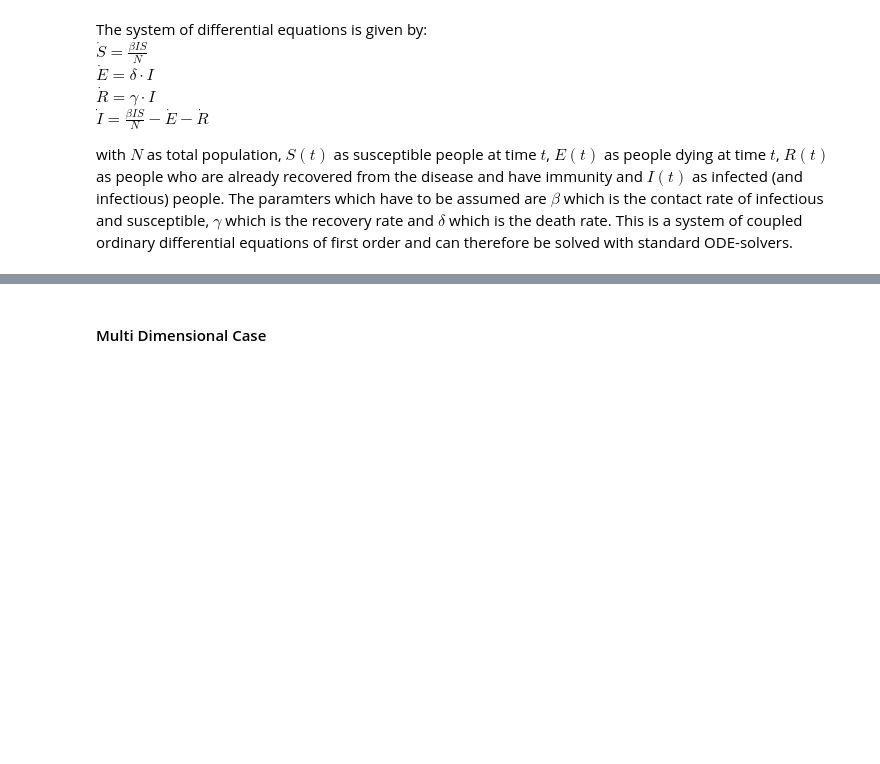
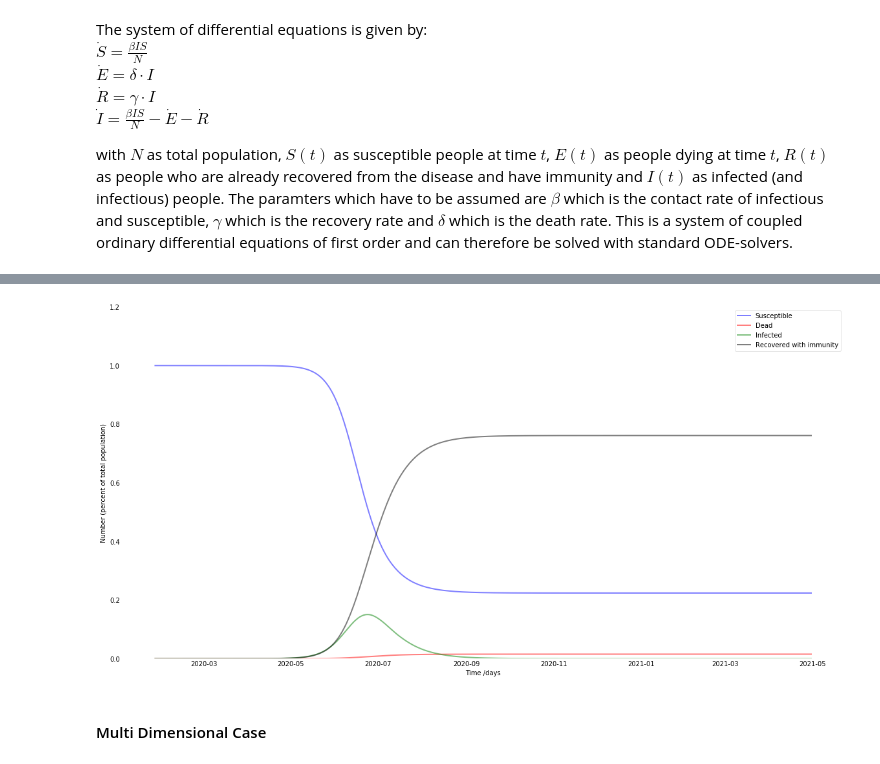
Before and after one commit to CloseChoice/FlatCurver, a Jupyter notebook: data_analysis/notebooks/simulate_SEIR_model.ipynb, the cells around one changed output, grey strips where cells are left out. Drawn from its saved outputs; the diff is of its cells as text; code cells hidden in the pictures; blank space fills up the shorter version.

```diff
--- a/data_analysis/notebooks/simulate_SEIR_model.ipynb
+++ b/data_analysis/notebooks/simulate_SEIR_model.ipynb
@@ -52,0 +73,28 @@ for spine in ('top', 'right', 'bottom', 'left'):
+# %%
+def sinusoidal_decay(seasonality, length):
+    R0 = 2
+    if seasonality == 'weak':
+        a = 0.6
+    elif seasonality == 'strong':
+        a = 1.33
+    else:
+        raise ValueError(f"seasonality {seasonality} not found")
+    return -a*np.sin([2*np.pi*i/(2*length) for i in range(length)]) + R0
+# %%
+beta = 2  # contact rate: given by RKI, a patient is 10 days infectious and infects 2 people during this time
+gamma = 0.97/9  #recovery rate: 0.97 percent survive while the average infection lasts for 14 days
+delta = 0.03/14  #death rate: 1-gamma
+N = 8*10e7  #german population
+# %%
+length = 460
+beta = sinusoidal_decay('weak', length)/7
+
+def deriv_time_dep(t, y):
+    S, E, I, R = y
+    dSdt = -1/N*beta[int(t)]*I*S
+    dEdt = delta*I
+    dRdt = gamma*I
+    dIdt = 1/N*beta[int(t)]*I*S-dEdt-dRdt
+    return dSdt, dEdt, dIdt, dRdt
+# %%
+sol = solve_ivp(deriv_time_dep, (0, length-1), y0=[N-1, 0, 1, 0], t_eval = np.linspace(0, length-1, length))
@@ -53,3 +117,7 @@ for spine in ('top', 'right', 'bottom', 'left'):
+# %%
+plot_one_dim(sol)
+# %% [output]
+[figure, added]
 # %% [markdown]
 #### Multi Dimensional Case
 # %% [markdown]
```
Also changed, not shown: parts of 16 cells of this notebook, 2 other files.
